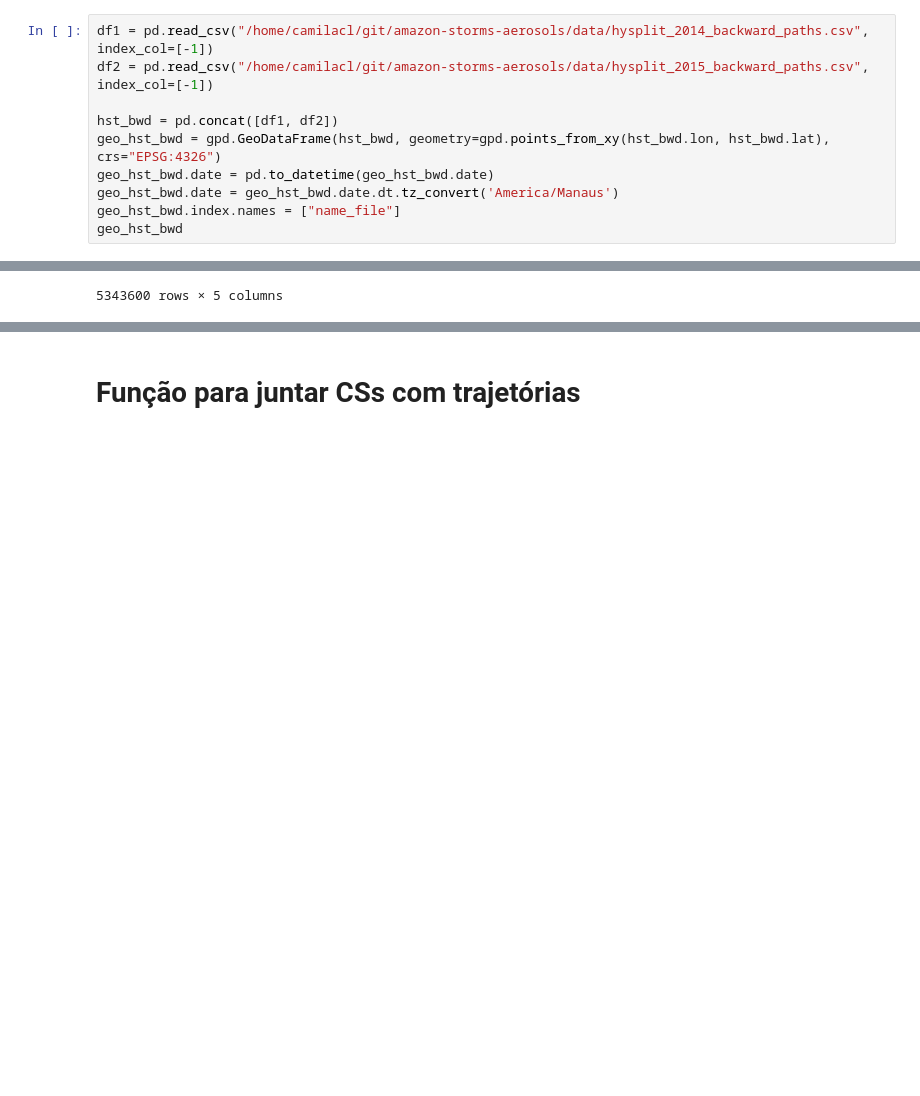
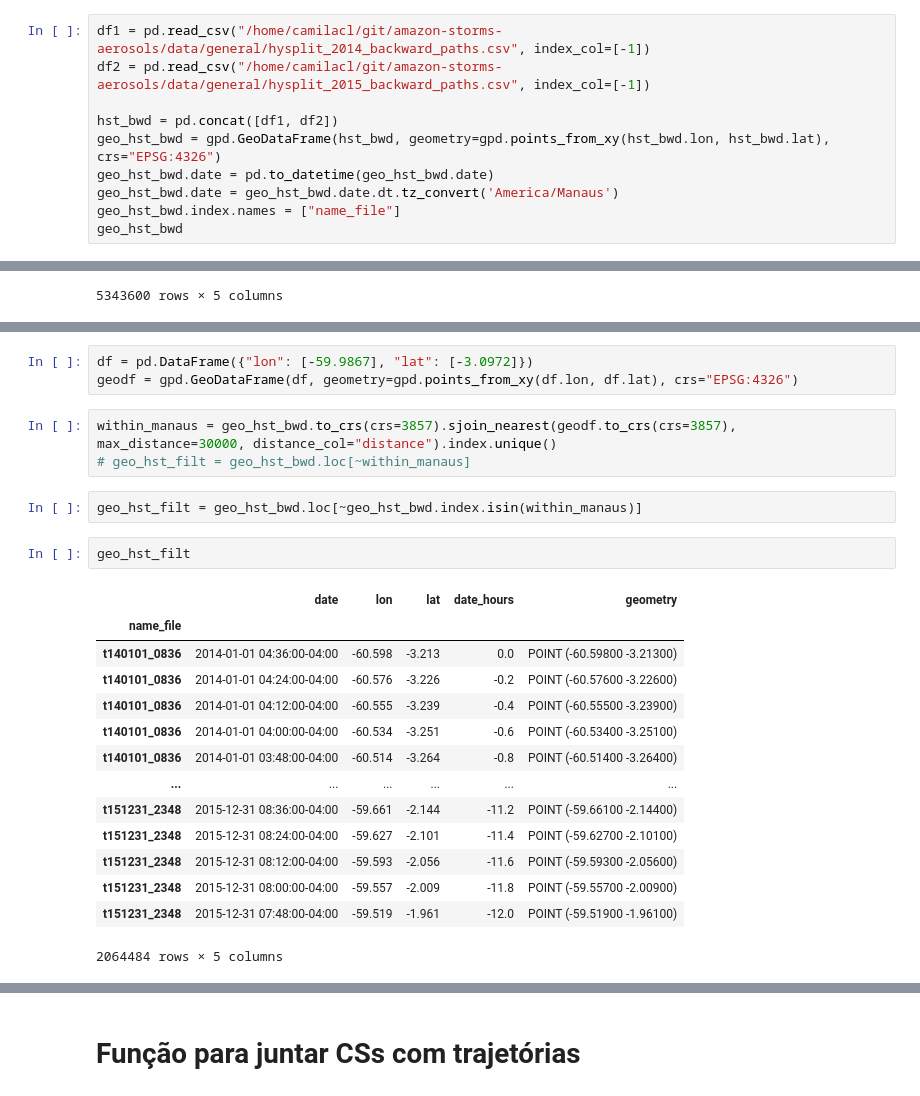
Before and after one commit to cclopes/amazon-storms-aerosols, a Jupyter notebook: met_aerosol_processing/read_process_hysplit.ipynb, the cells around one changed output, grey strips where cells are left out. Saved outputs shown, nothing was run; the diff lists cells and outputs as text; blank space fills up the shorter version.

```diff
--- a/met_aerosol_processing/read_process_hysplit.ipynb
+++ b/met_aerosol_processing/read_process_hysplit.ipynb
@@ -8,6 +8,6 @@ from shapely import wkb
 # %%
-df1 = pd.read_csv("/home/camilacl/git/amazon-storms-aerosols/data/hysplit_2014_backward_paths.csv", index_col=[-1])
-df2 = pd.read_csv("/home/camilacl/git/amazon-storms-aerosols/data/hysplit_2015_backward_paths.csv", index_col=[-1])
+df1 = pd.read_csv("/home/camilacl/git/amazon-storms-aerosols/data/general/hysplit_2014_backward_paths.csv", index_col=[-1])
+df2 = pd.read_csv("/home/camilacl/git/amazon-storms-aerosols/data/general/hysplit_2015_backward_paths.csv", index_col=[-1])
 
 hst_bwd = pd.concat([df1, df2])
 geo_hst_bwd = gpd.GeoDataFrame(hst_bwd, geometry=gpd.points_from_xy(hst_bwd.lon, hst_bwd.lat), crs="EPSG:4326")
@@ -33,3 +72,28 @@ geo_hst_bwd
+# %%
+df = pd.DataFrame({"lon": [-59.9867], "lat": [-3.0972]})
+geodf = gpd.GeoDataFrame(df, geometry=gpd.points_from_xy(df.lon, df.lat), crs="EPSG:4326")
+# %%
+within_manaus = geo_hst_bwd.to_crs(crs=3857).sjoin_nearest(geodf.to_crs(crs=3857), max_distance=30000, distance_col="distance").index.unique()
+# geo_hst_filt = geo_hst_bwd.loc[~within_manaus]
+# %%
+geo_hst_filt = geo_hst_bwd.loc[~geo_hst_bwd.index.isin(within_manaus)]
+# %%
+geo_hst_filt
+# %% [output]
+|  | date | lon | lat | date_hours | geometry |
+| name_file |  |  |  |  |  |
+| t140101_0836 | 2014-01-01 04:36:00-04:00 | -60.598 | -3.213 | 0.0 | POINT (-60.59800 -3.21300) |
+| t140101_0836 | 2014-01-01 04:24:00-04:00 | -60.576 | -3.226 | -0.2 | POINT (-60.57600 -3.22600) |
+| t140101_0836 | 2014-01-01 04:12:00-04:00 | -60.555 | -3.239 | -0.4 | POINT (-60.55500 -3.23900) |
+| t140101_0836 | 2014-01-01 04:00:00-04:00 | -60.534 | -3.251 | -0.6 | POINT (-60.53400 -3.25100) |
+| t140101_0836 | 2014-01-01 03:48:00-04:00 | -60.514 | -3.264 | -0.8 | POINT (-60.51400 -3.26400) |
+| ... | ... | ... | ... | ... | ... |
+| t151231_2348 | 2015-12-31 08:36:00-04:00 | -59.661 | -2.144 | -11.2 | POINT (-59.66100 -2.14400) |
+| t151231_2348 | 2015-12-31 08:24:00-04:00 | -59.627 | -2.101 | -11.4 | POINT (-59.62700 -2.10100) |
+| t151231_2348 | 2015-12-31 08:12:00-04:00 | -59.593 | -2.056 | -11.6 | POINT (-59.59300 -2.05600) |
+| t151231_2348 | 2015-12-31 08:00:00-04:00 | -59.557 | -2.009 | -11.8 | POINT (-59.55700 -2.00900) |
+| t151231_2348 | 2015-12-31 07:48:00-04:00 | -59.519 | -1.961 | -12.0 | POINT (-59.51900 -1.96100) |
+2064484 rows × 5 columns
 # %%
 df = pd.read_pickle("/home/camilacl/git/amazon-storms-aerosols/data/systems_filtered_sg_v1.pickle")
 df.geom = [wkb.loads(bytes(g.ExportToWkb())) for g in df.geom]
```
Also changed, not shown: parts of 9 cells of this notebook, 6 other files.
